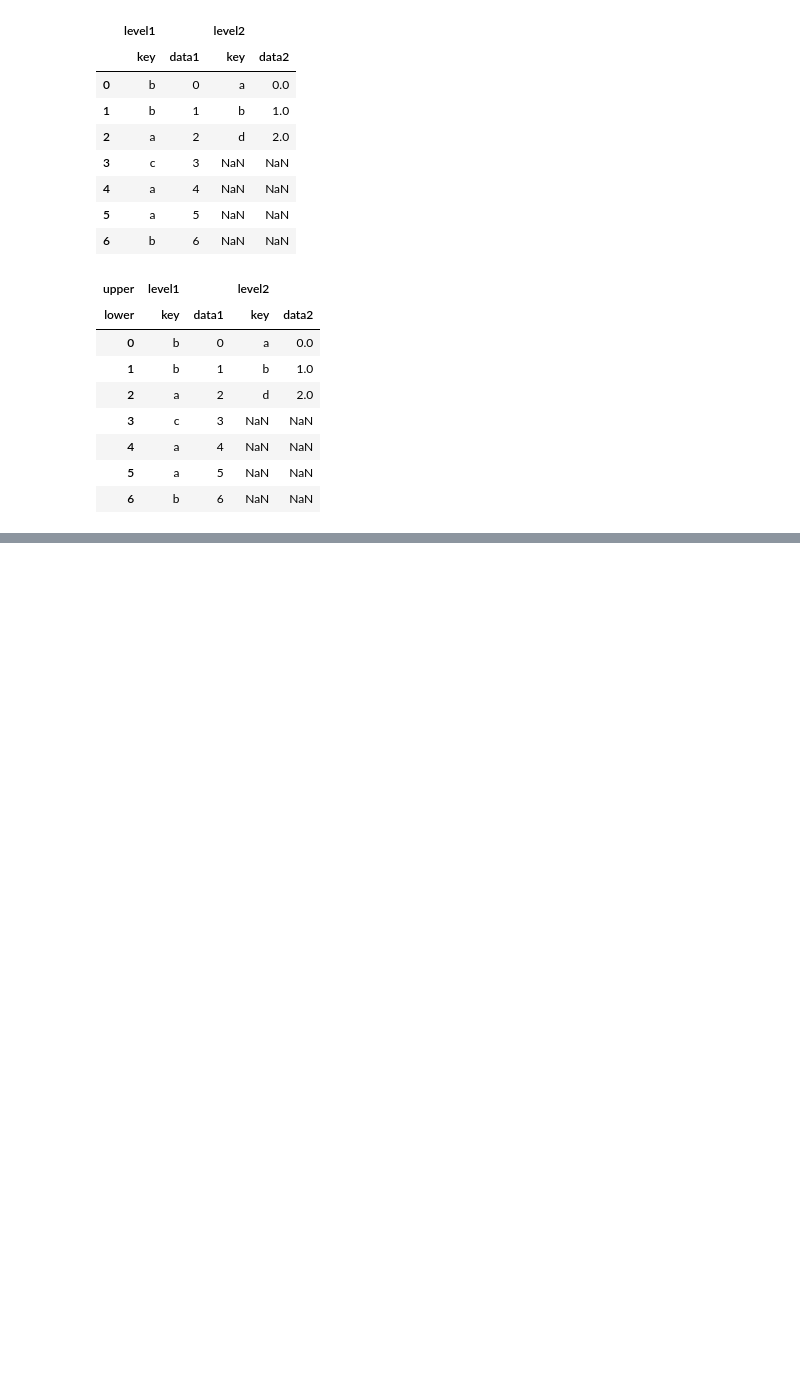
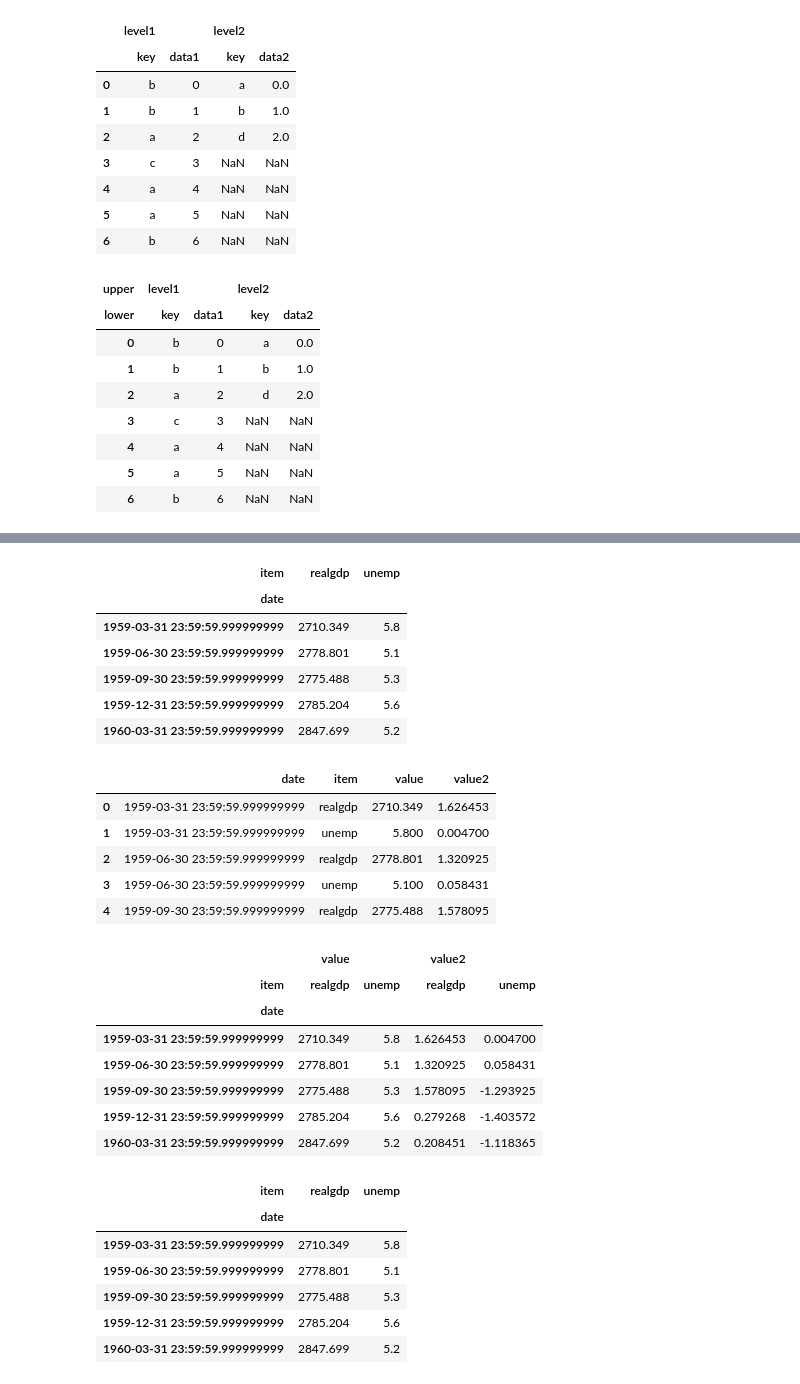
Before and after one commit to MuayThaiLegz/Py_DataAnalysis, a Jupyter notebook: PyForData_8.ipynb, the cells around one changed output, grey strips where cells are left out. Drawn from its saved outputs; the diff is of its cells as text; code cells hidden in the pictures; blank space fills up the shorter version.

```diff
--- a/PyForData_8.ipynb
+++ b/PyForData_8.ipynb
@@ -774,0 +1035,52 @@ display(pd.concat([df1, df2], axis=1, keys=['level1', 'level2'],
+# %%
+"""
+This is called long format for multiple time sesies, ot other obervational data with two or more keys(Here, our keys are data and item)
+Each row in the table represents a single observation.
+"""
+
+pivoted = ldata.pivot('date', 'item', 'value')
+
+display(pivoted.head())
+
+# The first two values passed are the columns to be used respectively as the row and column index,
+# then finally an optional value column to full the DataFrame. Suppose you had two values that you wanted to reshape simultaneously
+
+ldata['value2'] = np.random.randn(len(ldata))
+
+display(ldata.head())
+# By omitting the last argument, you obtain a Dataframe with hierarachical columns
+
+pivoted = ldata.pivot('date', 'item')
+
+display(pivoted[:5])
+
+display(pivoted['value'][:5])
+# %% [output]
+| item | realgdp | unemp |
+| date |  |  |
+| 1959-03-31 23:59:59.999999999 | 2710.349 | 5.8 |
+| 1959-06-30 23:59:59.999999999 | 2778.801 | 5.1 |
+| 1959-09-30 23:59:59.999999999 | 2775.488 | 5.3 |
+| 1959-12-31 23:59:59.999999999 | 2785.204 | 5.6 |
+| 1960-03-31 23:59:59.999999999 | 2847.699 | 5.2 |
+|  | date | item | value | value2 |
+| 0 | 1959-03-31 23:59:59.999999999 | realgdp | 2710.349 | 1.626453 |
+| 1 | 1959-03-31 23:59:59.999999999 | unemp | 5.800 | 0.004700 |
+| 2 | 1959-06-30 23:59:59.999999999 | realgdp | 2778.801 | 1.320925 |
+| 3 | 1959-06-30 23:59:59.999999999 | unemp | 5.100 | 0.058431 |
+| 4 | 1959-09-30 23:59:59.999999999 | realgdp | 2775.488 | 1.578095 |
+|  | value |  | value2 |  |
+| item | realgdp | unemp | realgdp | unemp |
+| date |  |  |  |  |
+| 1959-03-31 23:59:59.999999999 | 2710.349 | 5.8 | 1.626453 | 0.004700 |
+| 1959-06-30 23:59:59.999999999 | 2778.801 | 5.1 | 1.320925 | 0.058431 |
+| 1959-09-30 23:59:59.999999999 | 2775.488 | 5.3 | 1.578095 | -1.293925 |
+| 1959-12-31 23:59:59.999999999 | 2785.204 | 5.6 | 0.279268 | -1.403572 |
+| 1960-03-31 23:59:59.999999999 | 2847.699 | 5.2 | 0.208451 | -1.118365 |
+| item | realgdp | unemp |
+| date |  |  |
+| 1959-03-31 23:59:59.999999999 | 2710.349 | 5.8 |
+| 1959-06-30 23:59:59.999999999 | 2778.801 | 5.1 |
+| 1959-09-30 23:59:59.999999999 | 2775.488 | 5.3 |
+| 1959-12-31 23:59:59.999999999 | 2785.204 | 5.6 |
+| 1960-03-31 23:59:59.999999999 | 2847.699 | 5.2 |
```
Also changed, not shown: parts of 6 cells of this notebook.
